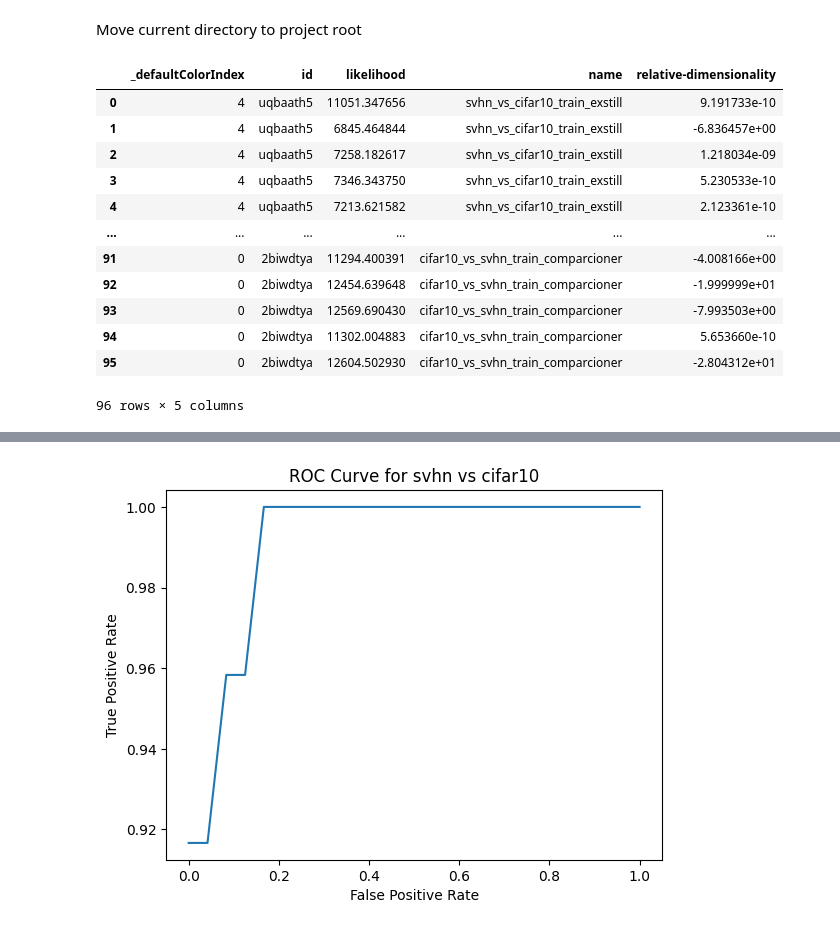
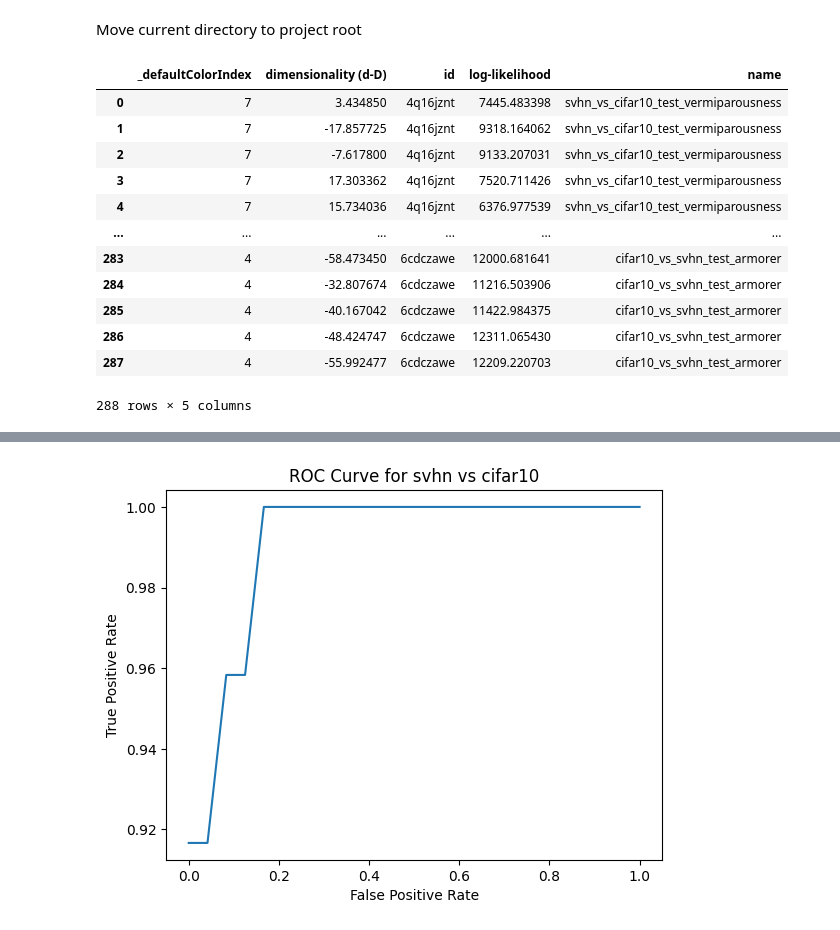
Before and after one commit to HamidrezaKmK/ood-detection, a Jupyter notebook: notebooks/ood_metric_computation.ipynb, the cells around one changed output, grey strips where cells are left out. Drawn from its saved outputs; the diff is of its cells as text; code cells hidden in the pictures.

```diff
--- a/notebooks/ood_metric_computation.ipynb
+++ b/notebooks/ood_metric_computation.ipynb
@@ -15,25 +15,23 @@ if 'project_root' not in dir():
 os.chdir(project_root)
 # %%
 import pandas as pd
-df = pd.read_csv("ood/evaluation/cifar10_export.csv")
+df = pd.read_csv("wandb_exports/cifar_vs_svhn_scaling_r.csv")
 # negate the entire "relative-dimensionality" column
-df["relative-dimensionality"] = -df["relative-dimensionality"]
-
 df
 # %% [output]
-|  | _defaultColorIndex | id | likelihood | name | relative-dimensionality |
-| 0 | 4 | uqbaath5 | 11051.347656 | svhn_vs_cifar10_train_exstill | 9.191733e-10 |
-| 1 | 4 | uqbaath5 | 6845.464844 | svhn_vs_cifar10_train_exstill | -6.836457e+00 |
-| 2 | 4 | uqbaath5 | 7258.182617 | svhn_vs_cifar10_train_exstill | 1.218034e-09 |
-| 3 | 4 | uqbaath5 | 7346.343750 | svhn_vs_cifar10_train_exstill | 5.230533e-10 |
-| 4 | 4 | uqbaath5 | 7213.621582 | svhn_vs_cifar10_train_exstill | 2.123361e-10 |
+|  | _defaultColorIndex | dimensionality (d-D) | id | log-likelihood | name |
+| 0 | 7 | 3.434850 | 4q16jznt | 7445.483398 | svhn_vs_cifar10_test_vermiparousness |
+| 1 | 7 | -17.857725 | 4q16jznt | 9318.164062 | svhn_vs_cifar10_test_vermiparousness |
+| 2 | 7 | -7.617800 | 4q16jznt | 9133.207031 | svhn_vs_cifar10_test_vermiparousness |
+| 3 | 7 | 17.303362 | 4q16jznt | 7520.711426 | svhn_vs_cifar10_test_vermiparousness |
+| 4 | 7 | 15.734036 | 4q16jznt | 6376.977539 | svhn_vs_cifar10_test_vermiparousness |
 | ... | ... | ... | ... | ... | ... |
-| 91 | 0 | 2biwdtya | 11294.400391 | cifar10_vs_svhn_train_comparcioner | -4.008166e+00 |
-| 92 | 0 | 2biwdtya | 12454.639648 | cifar10_vs_svhn_train_comparcioner | -1.999999e+01 |
-| 93 | 0 | 2biwdtya | 12569.690430 | cifar10_vs_svhn_train_comparcioner | -7.993503e+00 |
-| 94 | 0 | 2biwdtya | 11302.004883 | cifar10_vs_svhn_train_comparcioner | 5.653660e-10 |
-| 95 | 0 | 2biwdtya | 12604.502930 | cifar10_vs_svhn_train_comparcioner | -2.804312e+01 |
+| 283 | 4 | -58.473450 | 6cdczawe | 12000.681641 | cifar10_vs_svhn_test_armorer |
+| 284 | 4 | -32.807674 | 6cdczawe | 11216.503906 | cifar10_vs_svhn_test_armorer |
+| 285 | 4 | -40.167042 | 6cdczawe | 11422.984375 | cifar10_vs_svhn_test_armorer |
+| 286 | 4 | -48.424747 | 6cdczawe | 12311.065430 | cifar10_vs_svhn_test_armorer |
+| 287 | 4 | -55.992477 | 6cdczawe | 12209.220703 | cifar10_vs_svhn_test_armorer |
-96 rows × 5 columns
+288 rows × 5 columns
 # %%
 %autoreload 2
 from ood.evaluation.utils import parse_table, get_roc_curves, get_auc
```
Also changed, not shown: parts of 1 cell of this notebook, 2 other files.
